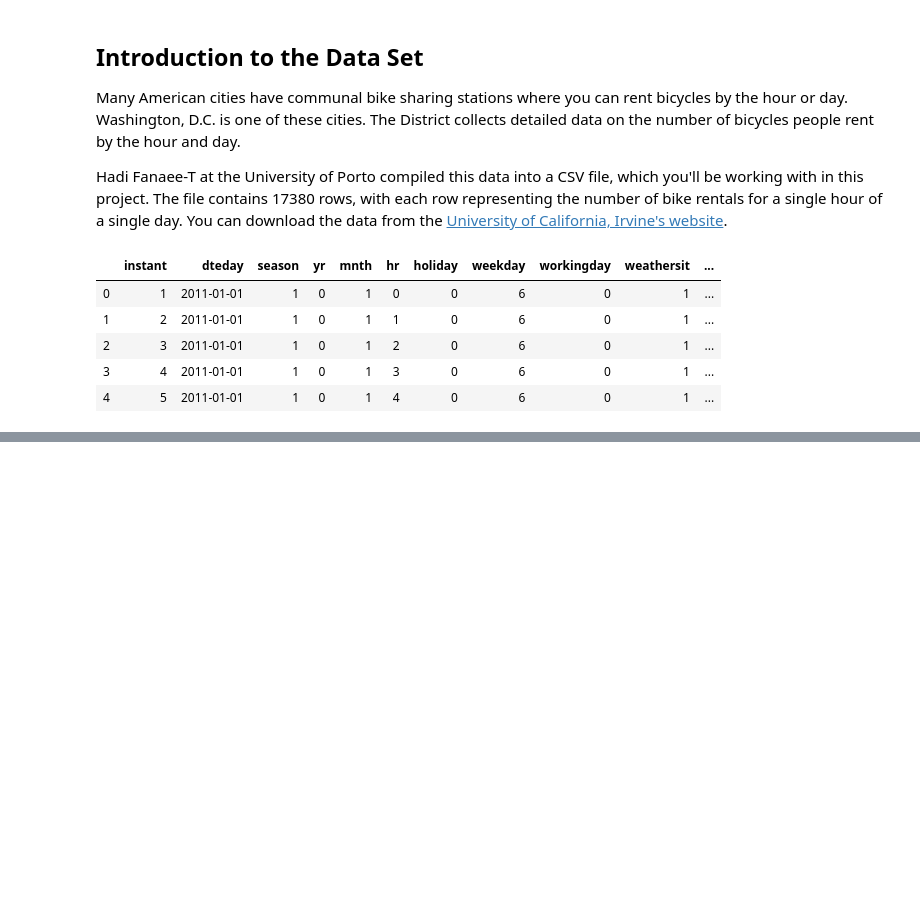
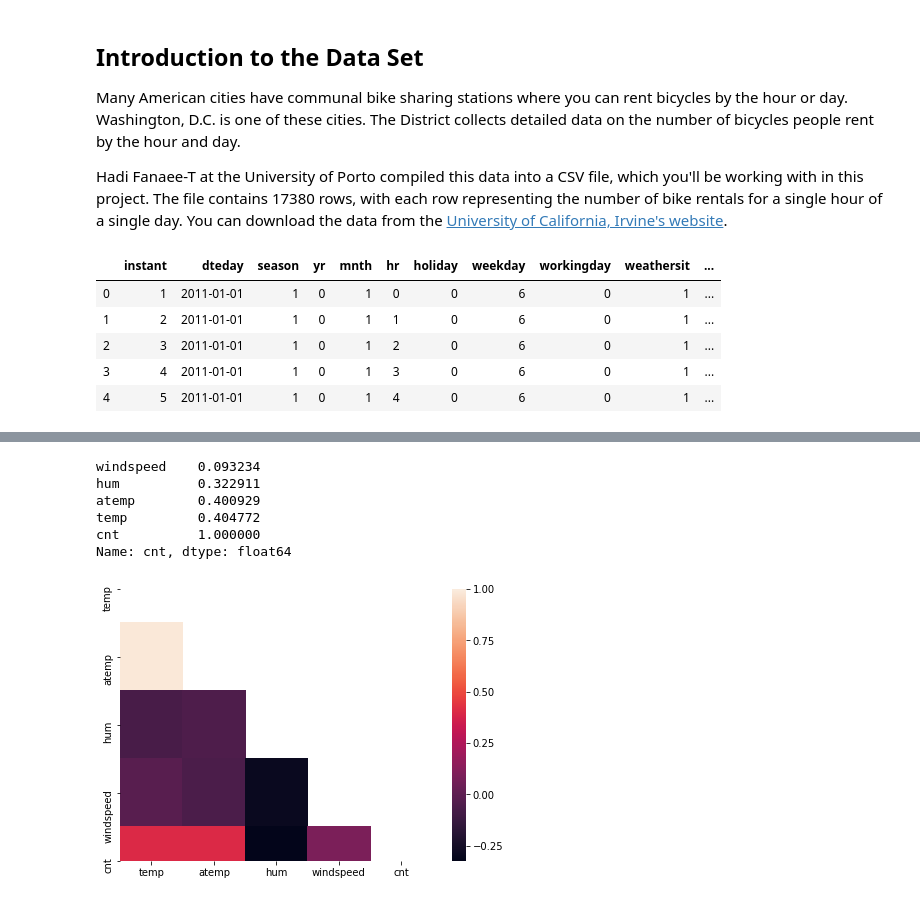
Before and after one commit to shankhapaul22/Bike-Rentals, a Jupyter notebook: Predicting+Bike+Rentals.ipynb, the cells around one changed output, grey strips where cells are left out. Drawn from its saved outputs; the diff is of its cells as text; code cells hidden in the pictures; blank space fills up the shorter version.

```diff
--- a/Predicting+Bike+Rentals.ipynb
+++ b/Predicting+Bike+Rentals.ipynb
@@ -93,0 +218,18 @@ Name: cnt, dtype: float64
+# %%
+corr_cols = cont_cols.tolist()
+corr_cols.append('cnt')
+
+rental_corr = bike_rentals[corr_cols].corr()
+
+matrix = np.triu(rental_corr)
+f, ax = plt.subplots(figsize = (7,5))
+sns.heatmap(rental_corr, mask = matrix)
+print(rental_corr['cnt'].abs().sort_values(ascending = True)) #absolute correlation of rentals to continuous data columns
+# %% [output]
+windspeed    0.093234
+hum          0.322911
+atemp        0.400929
+temp         0.404772
+cnt          1.000000
+Name: cnt, dtype: float64
+[figure, added]
```
Also changed, not shown: parts of 50 cells of this notebook, 1 other file.
